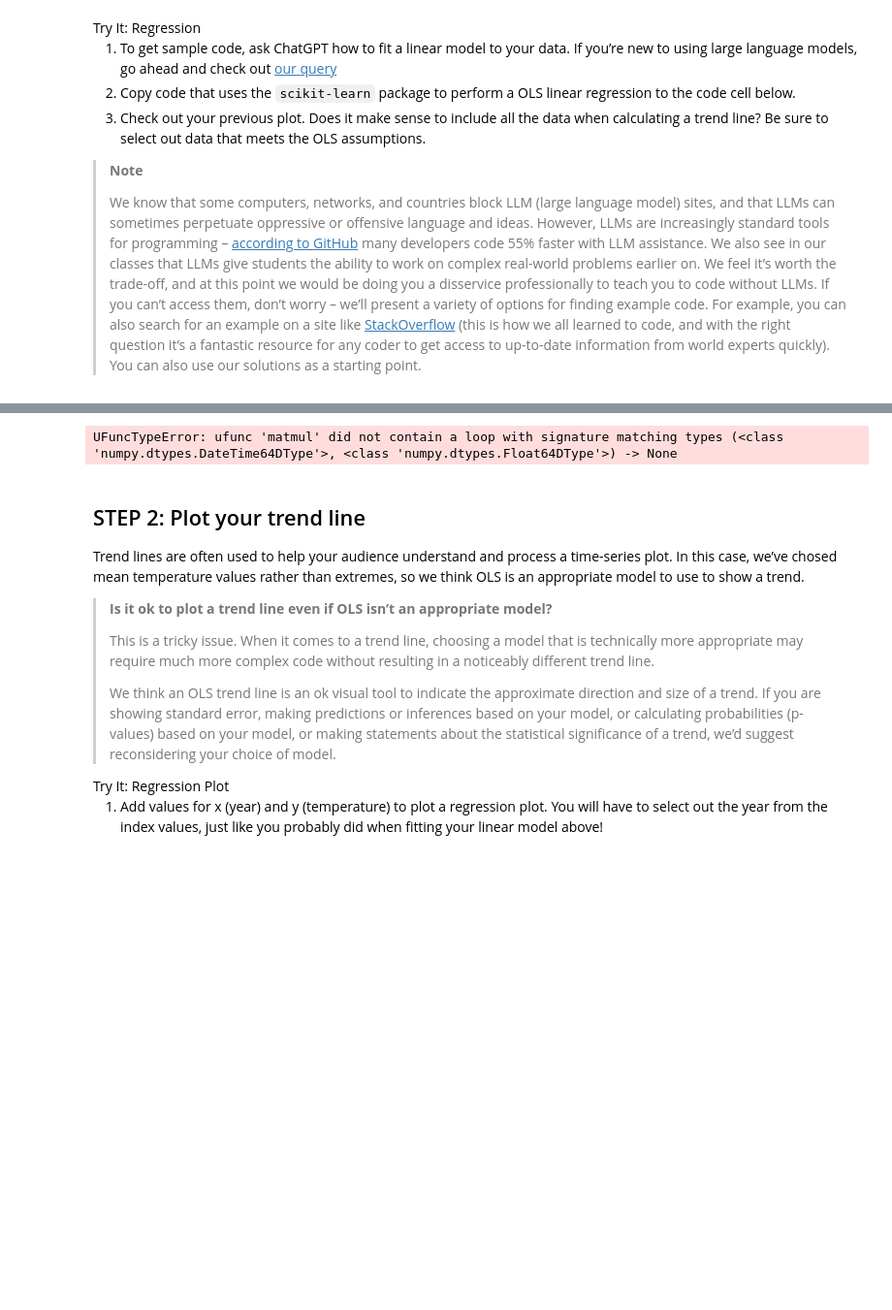
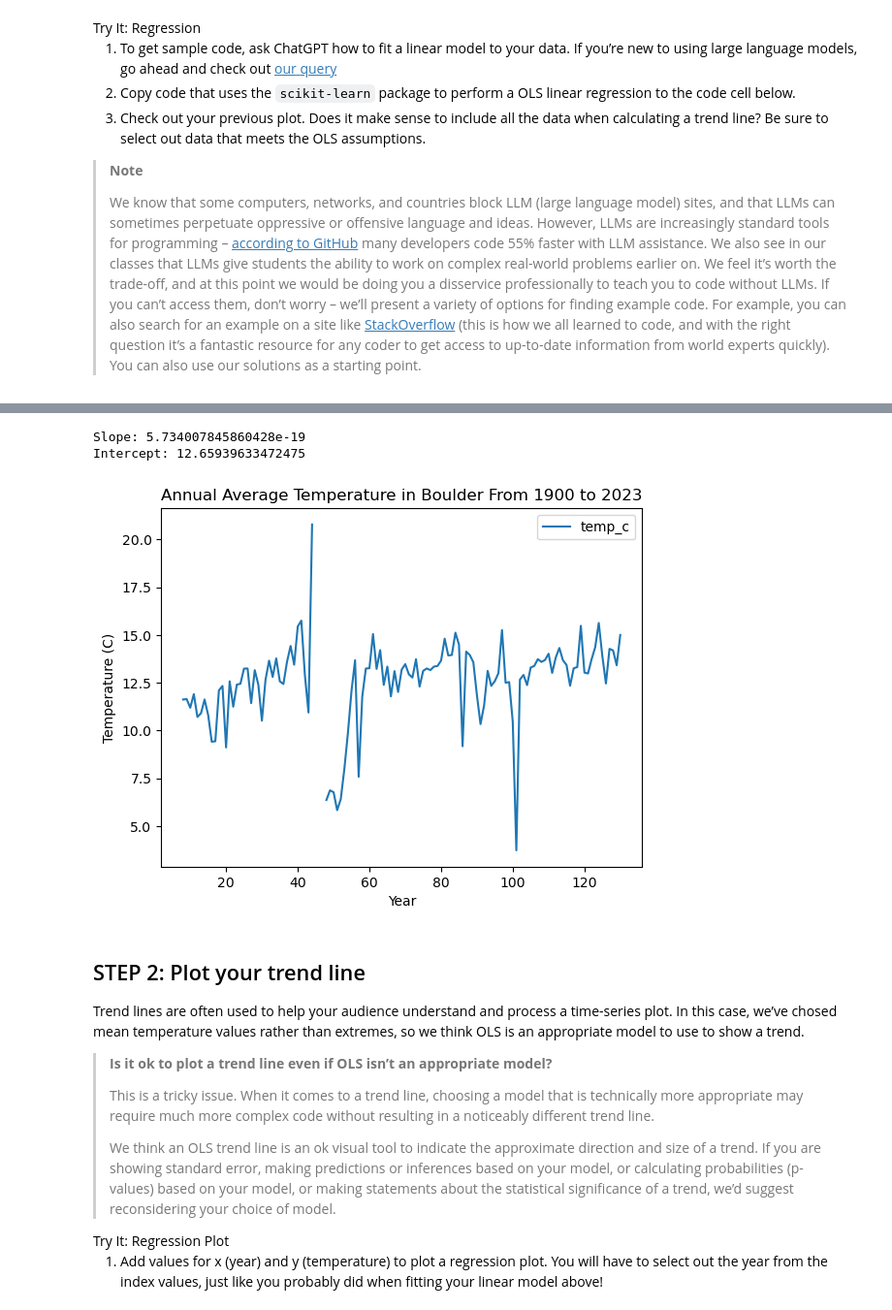
Before and after one commit to earthlab-education/02-climate-maxwarnock, a Jupyter notebook: 05_Climate_Coding_Challenge.ipynb, the cells around one changed output, grey strips where cells are left out. Shown at 97% size. Drawn from its saved outputs; the diff is of its cells as text; code cells hidden in the pictures; blank space fills up the shorter version.

```diff
--- a/05_Climate_Coding_Challenge.ipynb
+++ b/05_Climate_Coding_Challenge.ipynb
@@ -126,7 +144,35 @@ meets the OLS assumptions.</li>
 # %%
-# Fit an OLS Linear Regression to the data
+
+# Plot the annual data
+# ann_climate_df.plot(
+#     y='temp_c',
+#     title='Annual Average Temperature in Boulder From 1900 to 2023',
+#     xlabel='Year',
+#     ylabel='Temperature (C)'
+# )
+
+# Removing the Nan values from 'temp_c'
+ann_climate_df = ann_climate_df.dropna(subset=["temp_c"])
+
+# Reshape 'Year' column to be a 2D array for scikit-learn
+X = ann_climate_df[['DATE']].values
+y = ann_climate_df['temp_c'].values
+
+# Create and fit the linear regression model
+model = LinearRegression()
+model.fit(X, y)
+
+# Get the slope and intercept
+slope = model.coef_[0]
+intercept = model.intercept_
+
+# Print the results
+print(f"Slope: {slope}")
+print(f"Intercept: {intercept}")
 # %% [output]
-UFuncTypeError: ufunc 'matmul' did not contain a loop with signature matching types (<class 'numpy.dtypes.DateTime64DType'>, <class 'numpy.dtypes.Float64DType'>) -> None
+Slope: 5.734007845860428e-19
+Intercept: 12.65939633472475
+[figure, added]
 # %% [markdown]
 ## STEP 2: Plot your trend line
 
```
Also changed, not shown: parts of 4 cells of this notebook, 2 other files.
